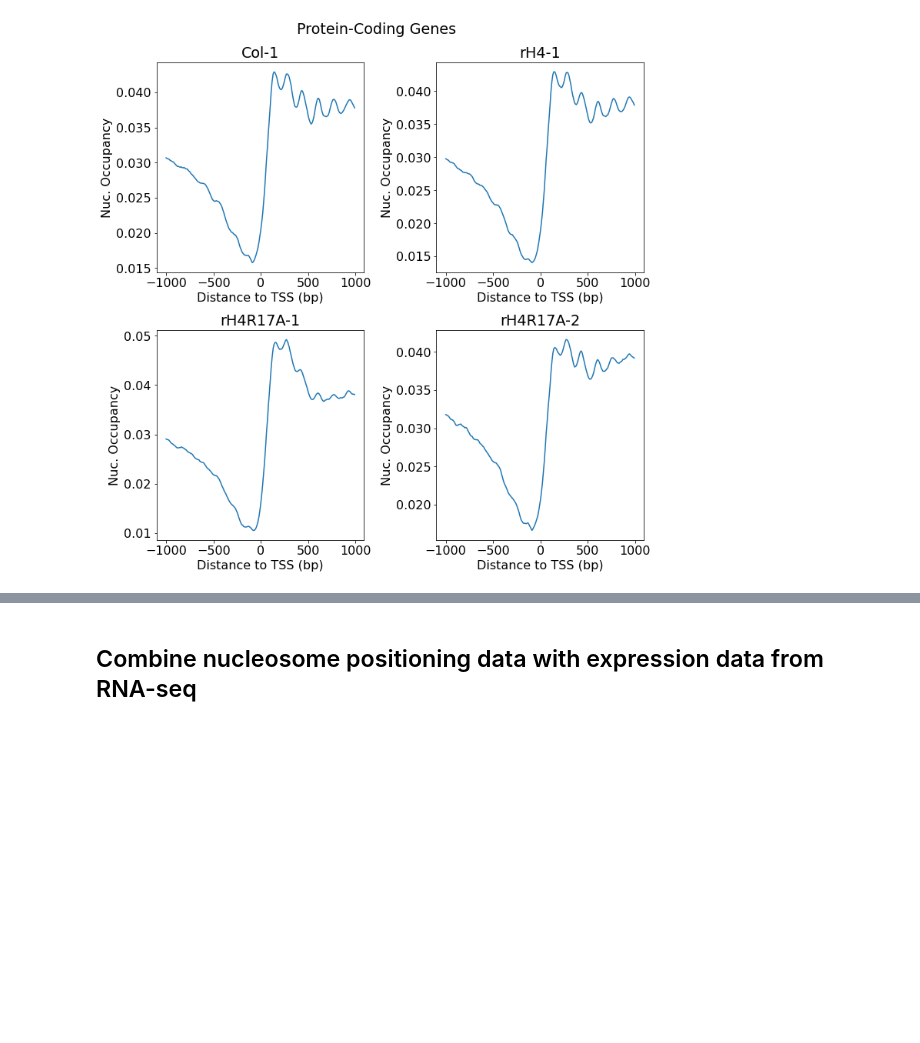
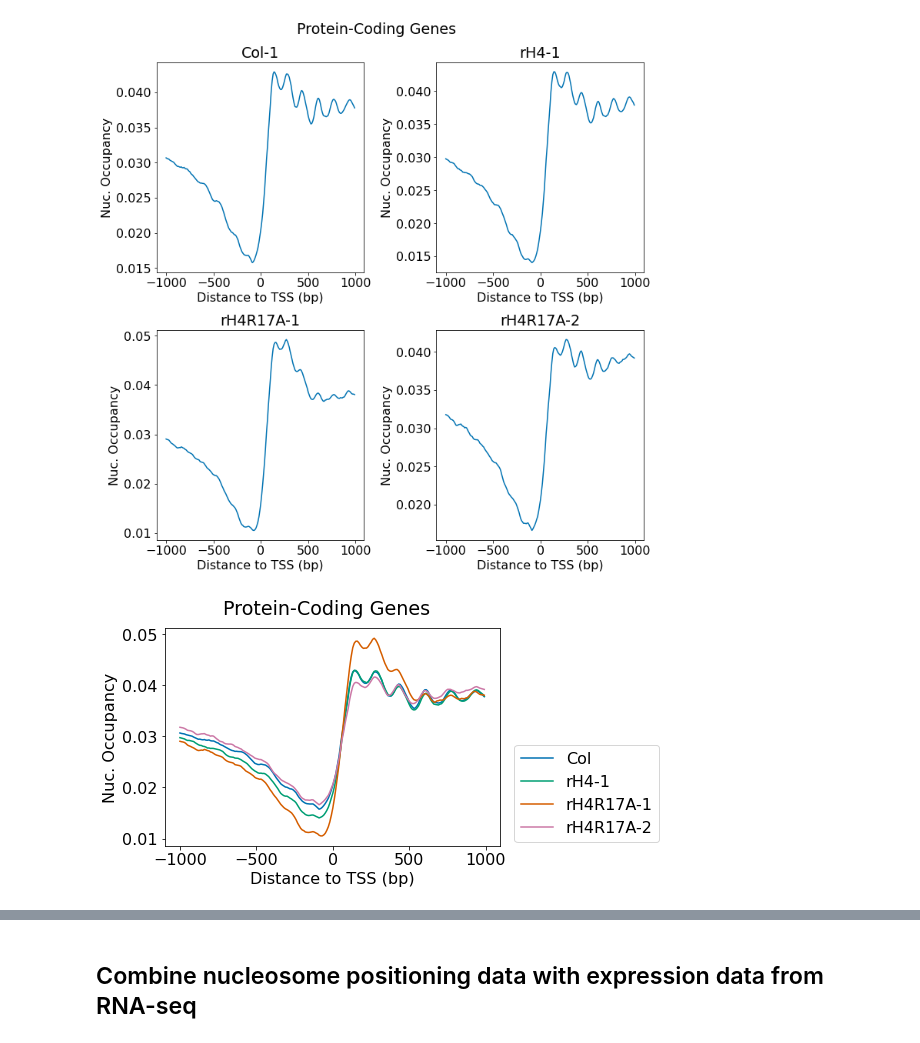
Before and after one commit to etc27/NucPos_Clustering, a Jupyter notebook: mnase_analysis_merged_reps_03312021.ipynb, the cells around one changed output, grey strips where cells are left out. Saved outputs shown, nothing was run; the diff lists cells and outputs as text; code cells hidden in the pictures; blank space fills up the shorter version.

```diff
--- a/mnase_analysis_merged_reps_03312021.ipynb
+++ b/mnase_analysis_merged_reps_03312021.ipynb
@@ -158,3 +158,19 @@ fig.suptitle('Protein-Coding Genes')
 plt.savefig("/Users/emmacorcoran/Documents/Jupyter Code/2021_03_31_MNase/protein-coding_profiles/merged")
 # %% [output]
 [figure]
+# %%
+#Plot all data on same plot
+plt.rcParams.update({'font.size': 16})
+plt.style.use('seaborn-colorblind')
+x_vals = np.arange(-1000,1000,10)
+plt.xlabel('Distance to TSS (bp)')
+plt.ylabel('Nuc. Occupancy')
+plt.plot(x_vals, Col_1_data, label='Col')
+plt.plot(x_vals, H4WT_1_data, label='rH4-1')
+plt.plot(x_vals, R17A_1_data, label='rH4R17A-1')
+plt.plot(x_vals, R17A_2_data, label='rH4R17A-2')
+plt.legend(bbox_to_anchor=(0.5, 0.5, 1, 0))
+plt.suptitle('Protein-Coding Genes')
+plt.savefig("/Users/emmacorcoran/Documents/Jupyter Code/2021_03_31_MNase/protein-coding_profiles/merged_oneplot",bbox_inches='tight',dpi=500)
+# %% [output]
+[figure, added]
```
Also changed, not shown: parts of 4 cells of this notebook.
